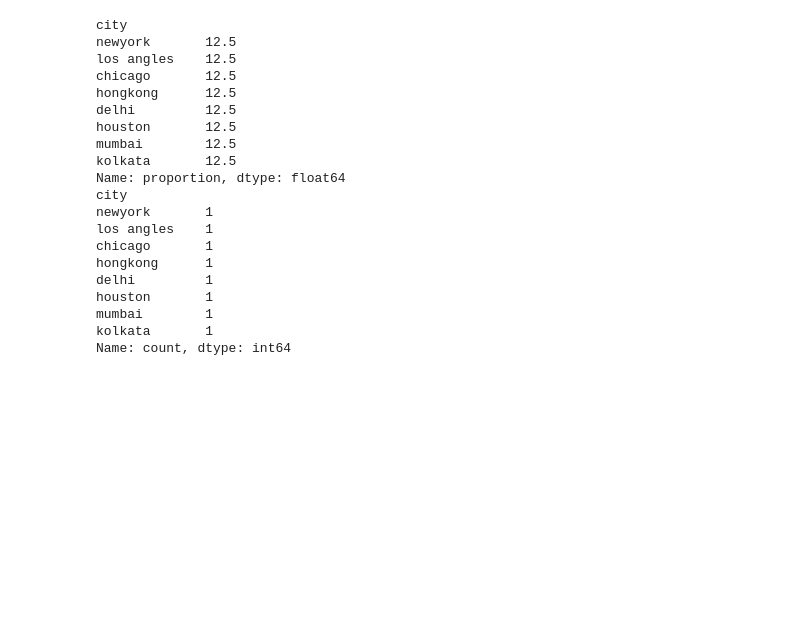
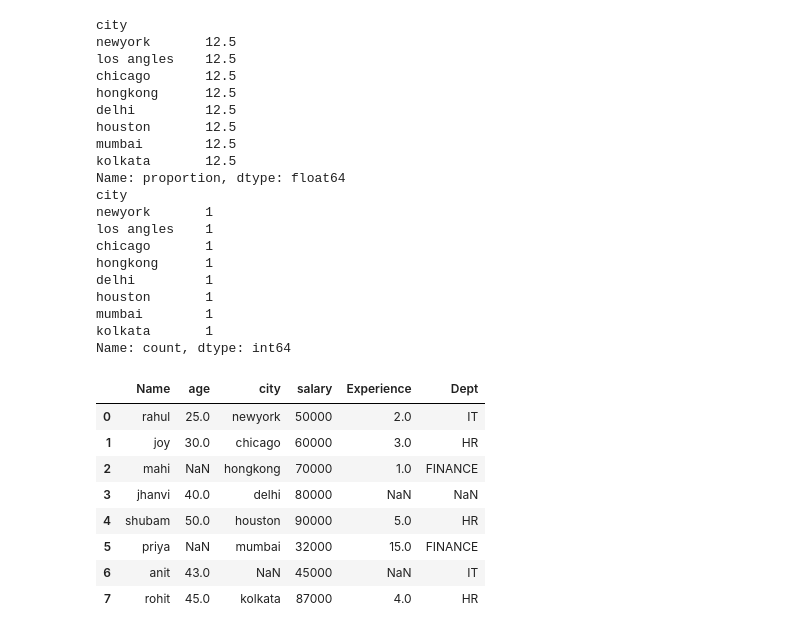
Before and after one commit to machhachandrakala19/bytexl, a Jupyter notebook: Untitled-1.ipynb, the cells around one changed output. Drawn from its saved outputs; the diff is of its cells as text; code cells hidden in the pictures; blank space fills up the shorter version.

```diff
--- a/Untitled-1.ipynb
+++ b/Untitled-1.ipynb
@@ -703,3 +703,25 @@ houston       1
 mumbai        1
 kolkata       1
 Name: count, dtype: int64
+# %%
+import pandas as pd
+import numpy as np
+df = pd.DataFrame({
+ "Name":["rahul","joy","mahi","jhanvi","shubam","priya","anit","rohit"],
+ "age":[25,30,np.nan,40,50,np.nan,43,45],
+ "city":["newyork","chicago","hongkong","delhi","houston","mumbai",np.nan,"kolkata"],
+ "salary":[50000,60000,70000,80000,90000,32000,45000,87000],
+ "Experience":[2,3,1,np.nan,5,15,np.nan,4],
+ "Dept":["IT","HR","FINANCE",np.nan,"HR","FINANCE","IT","HR"]
+})
+df
+# %% [output]
+|  | Name | age | city | salary | Experience | Dept |
+| 0 | rahul | 25.0 | newyork | 50000 | 2.0 | IT |
+| 1 | joy | 30.0 | chicago | 60000 | 3.0 | HR |
+| 2 | mahi | NaN | hongkong | 70000 | 1.0 | FINANCE |
+| 3 | jhanvi | 40.0 | delhi | 80000 | NaN | NaN |
+| 4 | shubam | 50.0 | houston | 90000 | 5.0 | HR |
+| 5 | priya | NaN | mumbai | 32000 | 15.0 | FINANCE |
+| 6 | anit | 43.0 | NaN | 45000 | NaN | IT |
+| 7 | rohit | 45.0 | kolkata | 87000 | 4.0 | HR |
```
Also changed, not shown: parts of 20 cells of this notebook.
